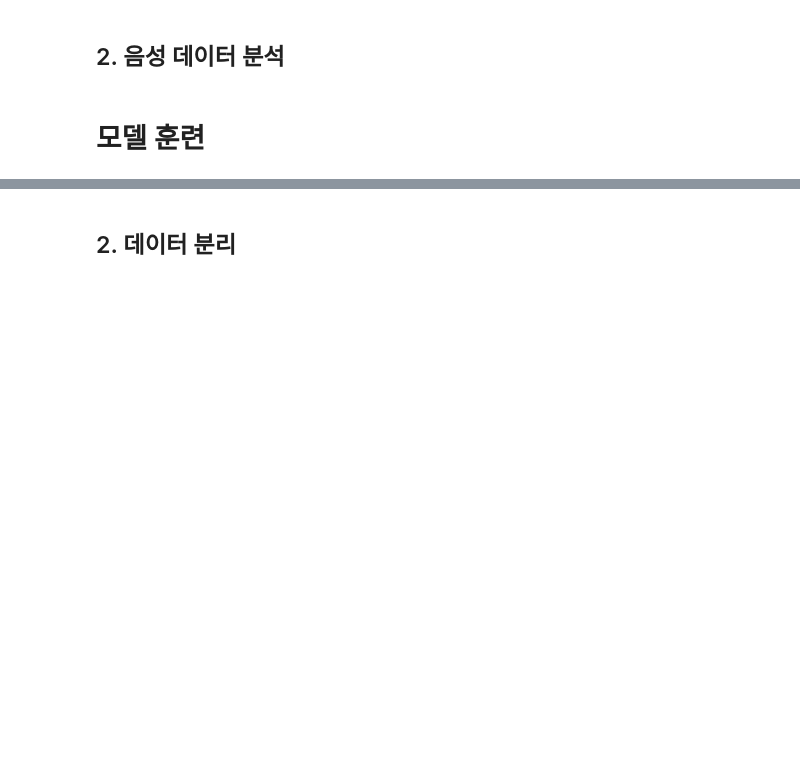
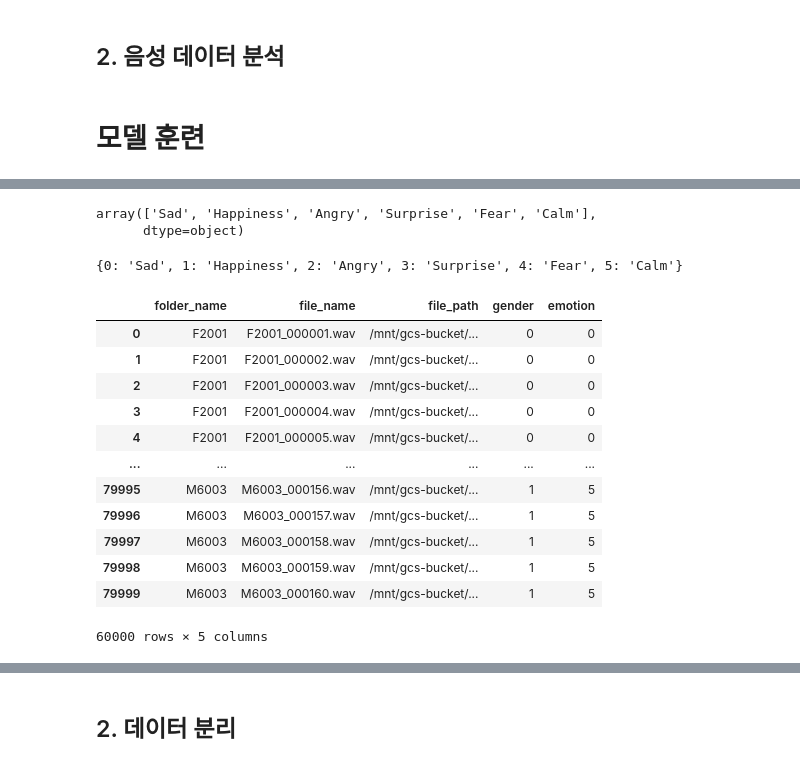
Before and after one commit to songseogyeong/project-deep_learning, a Jupyter notebook: 04_Emotion_Sound_Deep_Learning_Project/1Cycle.ipynb, the cells around one changed output, grey strips where cells are left out. Saved outputs shown, nothing was run; the diff lists cells and outputs as text; code cells hidden in the pictures; blank space fills up the shorter version.

```diff
--- a/04_Emotion_Sound_Deep_Learning_Project/1Cycle.ipynb
+++ b/04_Emotion_Sound_Deep_Learning_Project/1Cycle.ipynb
@@ -598,0 +612,3 @@ You should probably TRAIN this model on a down-stream task to be able to use it
+# %%
+# gender 컬럼을 숫자로 변환 (벡터로 매핑)
+labeling_label_df['gender'] = labeling_label_df['gender'].map(gen_label2id)
@@ -598,0 +617,35 @@ You should probably TRAIN this model on a down-stream task to be able to use it
+# %%
+# emotion 컬럼에서 고유 감정 레이블 추출
+unique_emotions = labeling_label_df['emotion'].unique()
+# %%
+unique_emotions
+# %% [output]
+array(['Sad', 'Happiness', 'Angry', 'Surprise', 'Fear', 'Calm'],
+      dtype=object)
+# %%
+# 레이블과 숫자를 매핑하는 딕셔너리 생성
+emo_label2id = {emotion: idx for idx, emotion in enumerate(unique_emotions)}
+emo_id2label = {idx: emotion for idx, emotion in enumerate(unique_emotions)}
+# %%
+emo_id2label
+# %% [output]
+{0: 'Sad', 1: 'Happiness', 2: 'Angry', 3: 'Surprise', 4: 'Fear', 5: 'Calm'}
+# %%
+# emotion 컬럼을 숫자로 변환 (벡터로 매핑)
+labeling_label_df['emotion'] = labeling_label_df['emotion'].map(emo_label2id)
+# %%
+labeling_label_df
+# %% [output]
+|  | folder_name | file_name | file_path | gender | emotion |
+| 0 | F2001 | F2001_000001.wav | /mnt/gcs-bucket/... | 0 | 0 |
+| 1 | F2001 | F2001_000002.wav | /mnt/gcs-bucket/... | 0 | 0 |
+| 2 | F2001 | F2001_000003.wav | /mnt/gcs-bucket/... | 0 | 0 |
+| 3 | F2001 | F2001_000004.wav | /mnt/gcs-bucket/... | 0 | 0 |
+| 4 | F2001 | F2001_000005.wav | /mnt/gcs-bucket/... | 0 | 0 |
+| ... | ... | ... | ... | ... | ... |
+| 79995 | M6003 | M6003_000156.wav | /mnt/gcs-bucket/... | 1 | 5 |
+| 79996 | M6003 | M6003_000157.wav | /mnt/gcs-bucket/... | 1 | 5 |
+| 79997 | M6003 | M6003_000158.wav | /mnt/gcs-bucket/... | 1 | 5 |
+| 79998 | M6003 | M6003_000159.wav | /mnt/gcs-bucket/... | 1 | 5 |
+| 79999 | M6003 | M6003_000160.wav | /mnt/gcs-bucket/... | 1 | 5 |
+60000 rows × 5 columns
```
Also changed, not shown: parts of 72 cells of this notebook.
